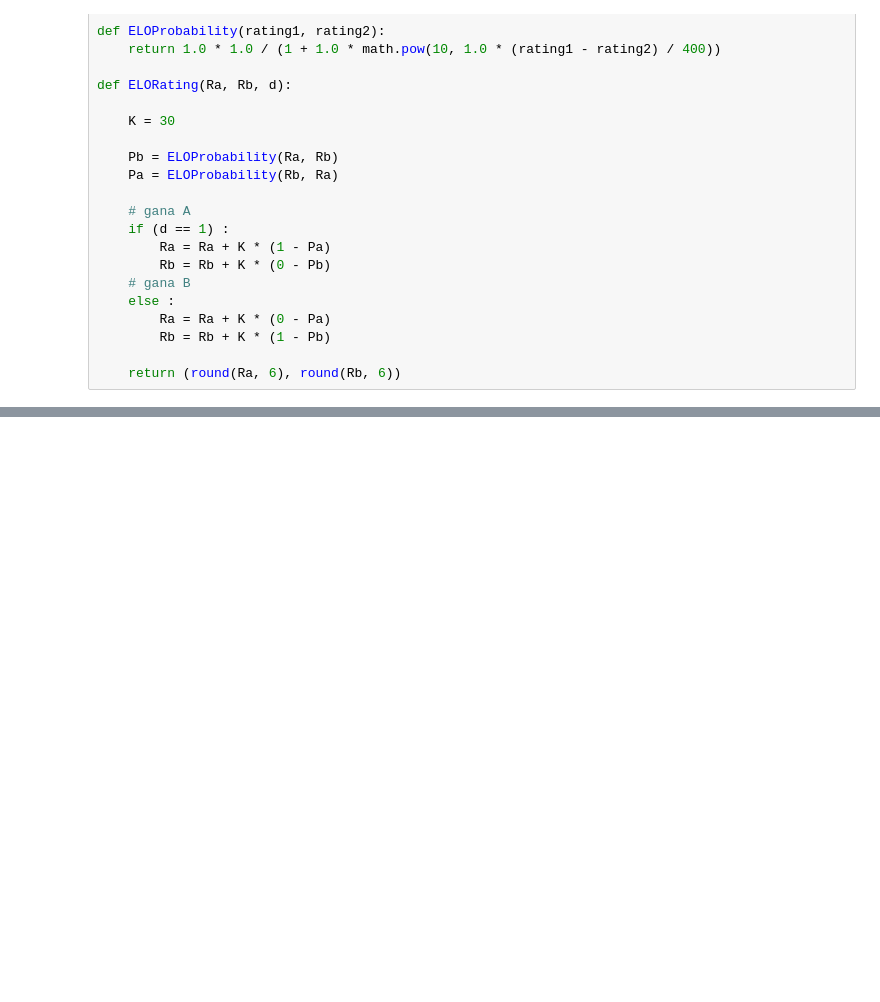
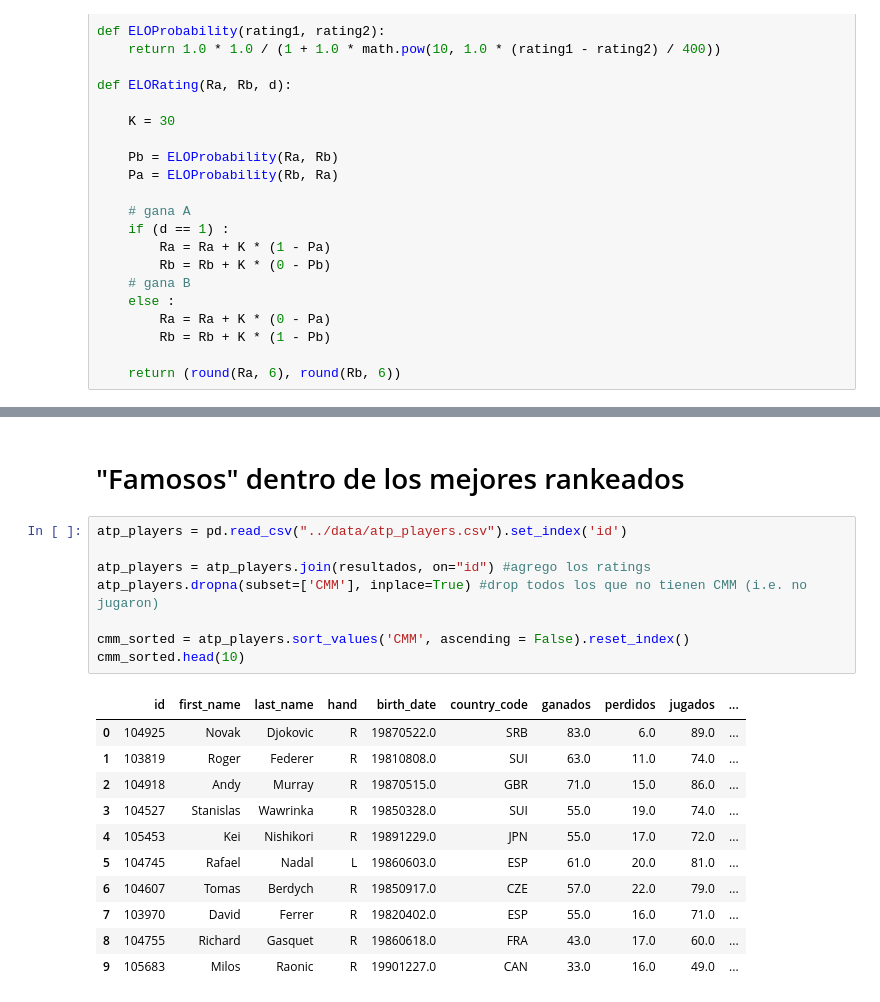
Before and after one commit to fzanollo/metodos-num, a Jupyter notebook: tp1/src/expAtp.ipynb, the cells around one changed output, grey strips where cells are left out. Saved outputs shown, nothing was run; the diff lists cells and outputs as text; blank space fills up the shorter version.

```diff
--- a/tp1/src/expAtp.ipynb
+++ b/tp1/src/expAtp.ipynb
@@ -127,0 +119,22 @@ resultados[['CMM', 'WP', 'elo']].corr()
+# %% [markdown]
+# "Famosos" dentro de los mejores rankeados
+# %%
+atp_players = pd.read_csv("../data/atp_players.csv").set_index('id')
+
+atp_players = atp_players.join(resultados, on="id") #agrego los ratings
+atp_players.dropna(subset=['CMM'], inplace=True) #drop todos los que no tienen CMM (i.e. no jugaron)
+
+cmm_sorted = atp_players.sort_values('CMM', ascending = False).reset_index()
+cmm_sorted.head(10)
+# %% [output]
+|  | id | first_name | last_name | hand | birth_date | country_code | ganados | perdidos | jugados | ... |
+| 0 | 104925 | Novak | Djokovic | R | 19870522.0 | SRB | 83.0 | 6.0 | 89.0 | ... |
+| 1 | 103819 | Roger | Federer | R | 19810808.0 | SUI | 63.0 | 11.0 | 74.0 | ... |
+| 2 | 104918 | Andy | Murray | R | 19870515.0 | GBR | 71.0 | 15.0 | 86.0 | ... |
+| 3 | 104527 | Stanislas | Wawrinka | R | 19850328.0 | SUI | 55.0 | 19.0 | 74.0 | ... |
+| 4 | 105453 | Kei | Nishikori | R | 19891229.0 | JPN | 55.0 | 17.0 | 72.0 | ... |
+| 5 | 104745 | Rafael | Nadal | L | 19860603.0 | ESP | 61.0 | 20.0 | 81.0 | ... |
+| 6 | 104607 | Tomas | Berdych | R | 19850917.0 | CZE | 57.0 | 22.0 | 79.0 | ... |
+| 7 | 103970 | David | Ferrer | R | 19820402.0 | ESP | 55.0 | 16.0 | 71.0 | ... |
+| 8 | 104755 | Richard | Gasquet | R | 19860618.0 | FRA | 43.0 | 17.0 | 60.0 | ... |
+| 9 | 105683 | Milos | Raonic | R | 19901227.0 | CAN | 33.0 | 16.0 | 49.0 | ... |
```
Also changed, not shown: parts of 17 cells of this notebook, 1 other file.
